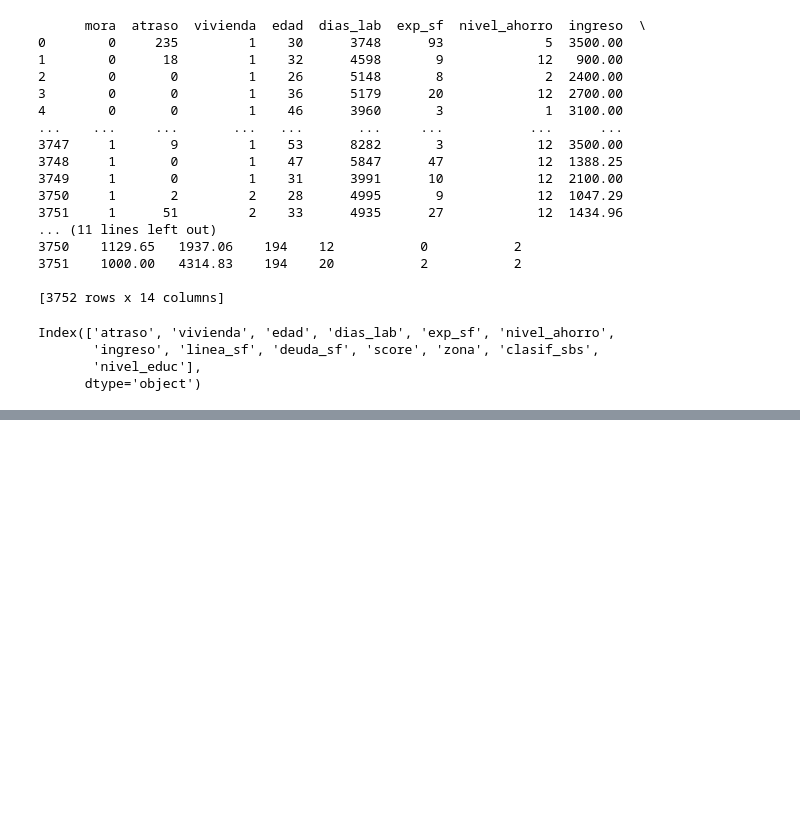
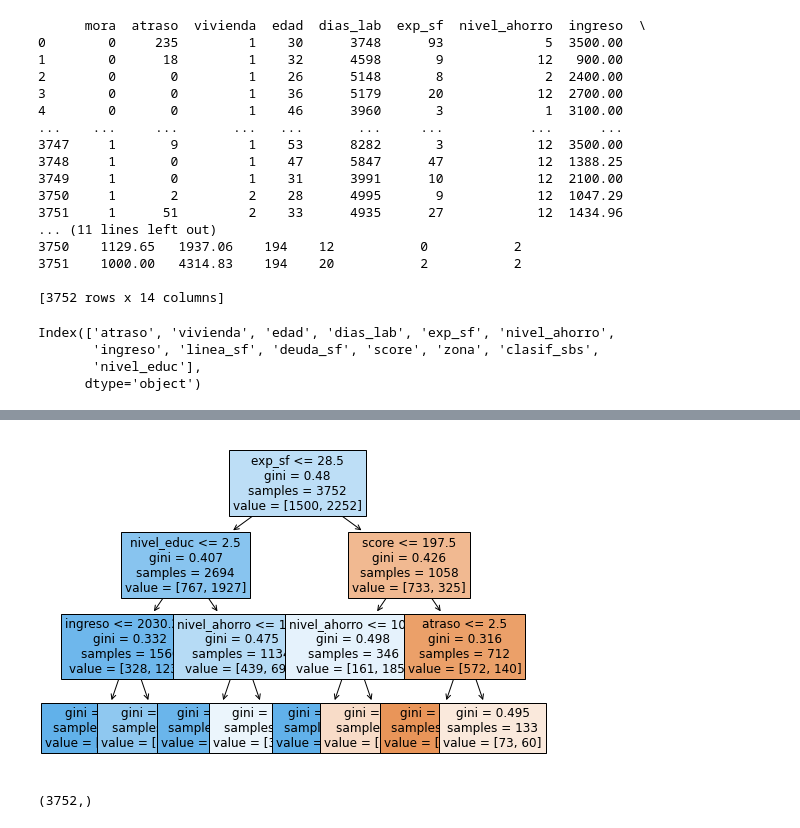
Before and after one commit to aczambrano3/Lab2-Arbol-de-Decision, a Jupyter notebook: Lab2_Arbol de decision.ipynb, the cells around one changed output, grey strips where cells are left out. Saved outputs shown, nothing was run; the diff lists cells and outputs as text; code cells hidden in the pictures; blank space fills up the shorter version.

Commit message:
Mejoramiento en la visualización del arbol de decision

```diff
--- a/Lab2_Arbol de decision.ipynb
+++ b/Lab2_Arbol de decision.ipynb
@@ -69,0 +62,16 @@ plt.show()
+# %%
+'''Creación del árbol de decisión y construcción de un clasificador a partir de la X y la Y'''
+modelo = DecisionTreeClassifier(max_depth=3)
+modelo = modelo.fit(X, y)
+# %%
+'''Se guarda el árbol de decision en una imagen'''
+plt.figure(figsize=(8,6))
+plot_tree(decision_tree=modelo,feature_names=X.columns,filled=True,fontsize=12);
+# %% [output]
+[figure, added]
+# %%
+'''Predicción de la Y'''
+y_prediccion = modelo.predict(X)
+y_prediccion.shape
+# %% [output]
+(3752,)
```
Also changed, not shown: parts of 8 cells of this notebook.
